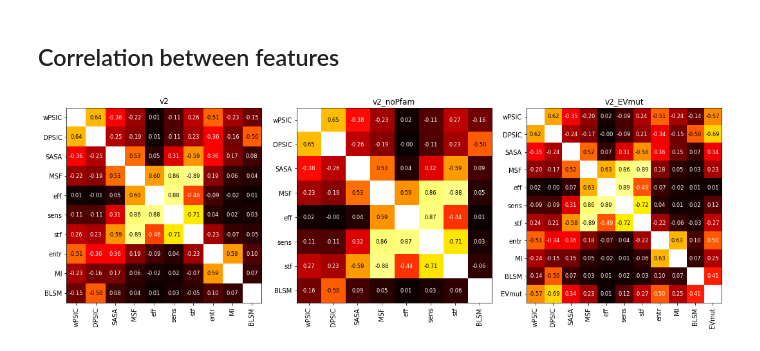
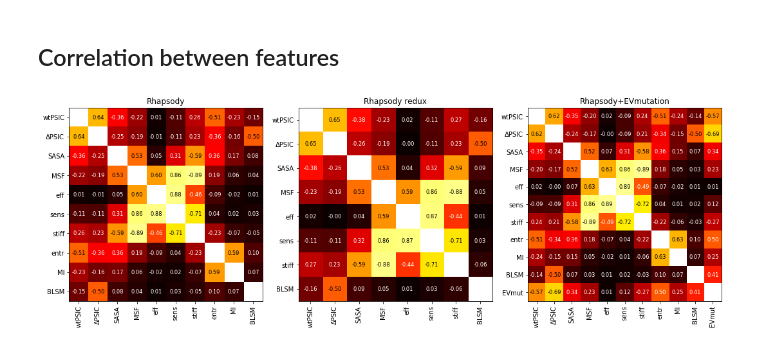
Before and after one commit to prody/rhapsody-tutorials, a Jupyter notebook: 01-RF_training/RF_training.ipynb, the cells around one changed output. Cells and saved outputs as stored; diff of their text form; code cells hidden in the pictures.

```diff
--- a/01-RF_training/RF_training.ipynb
+++ b/01-RF_training/RF_training.ipynb
@@ -178,0 +212,17 @@ v2_EVmut   :   n.SAVs = 13033    AUROC = 0.854    AUPRC = 0.936    OOB score = 0
+# %%
+abbrv = {
+    'ANM_MSF-chain': 'MSF',
+    'ANM_effectiveness-chain': 'eff',
+    'ANM_sensitivity-chain': 'sens',
+    'BLOSUM': 'BLSM',
+    'Delta_PSIC': 'ΔPSIC',
+    'EVmut-DeltaE_epist': 'EVmut',
+    'SASA': 'SASA',
+    'entropy': 'entr',
+    'ranked_MI': 'MI',
+    'stiffness-chain': 'stiff',
+    'wt_PSIC': 'wtPSIC',
+    'v2': 'Rhapsody',
+    'v2_noPfam': 'Rhapsody redux',
+    'v2_EVmut': 'Rhapsody+EVmutation',
+}
@@ -178,0 +303,3 @@ v2_EVmut   :   n.SAVs = 13033    AUROC = 0.854    AUPRC = 0.936    OOB score = 0
+# %%
+# recover precomputed results
+LOFO_summaries = pickle.load(open('results/LOFO_summaries.pkl', 'rb'))
@@ -193,48 +358,32 @@ for version in ['v2', 'v2_noPfam', 'v2_EVmut']:
     X = X.view((np.float32, len(featset)))
 
     correlations[version] = spearmanr(X)
-# %%
-abbrv = {
-    'ANM_MSF-chain': 'MSF',
-    'ANM_effectiveness-chain': 'eff',
-    'ANM_sensitivity-chain': 'sens',
-    'BLOSUM': 'BLSM',
-    'Delta_PSIC': 'DPSIC',
-    'EVmut-DeltaE_epist': 'EVmut',
-    'SASA': 'SASA',
-    'entropy': 'entr',
-    'ranked_MI': 'MI',
-    'stiffness-chain': 'stf',
-    'wt_PSIC': 'wPSIC'}
 # %%
-import matplotlib.pyplot as plt
-
-
 fig, axes = plt.subplots(1, 3, figsize=(15, 5))
 
 for i, (version, Spearm_res) in enumerate(correlations.items()):
 
     m = Spearm_res[0]
     ax = axes[i]
 
     im = ax.imshow(abs(m), cmap='hot', vmin=0, vmax=1)
-    ax.set_title(version)
+    ax.set_title(abbrv[version])
 
     # text annotations
     n = m.shape[0]
     for i in range(n):
         for j in range(n):
             if i==j: continue
             text = ax.text(j, i, f'{m[i, j]:.2f}', ha="center", va="center",
                            color="w" if abs(m[i, j])<.5 else "k", fontsize='small')
 
     labels = [abbrv[f] for f in featsets[version]]
     ax.set_yticks(range(n))
     ax.set_yticklabels(labels)
     ax.set_xticks(range(n))
     ax.set_xticklabels(labels, rotation='vertical')
 
 plt.tight_layout()
 fig.savefig('figures/correlation_btw_features.png', dpi=300)
 # %% [output]
-[figure, old version]
+[figure, new version]
```
Also changed, not shown: parts of 13 cells of this notebook, 3 other files.
